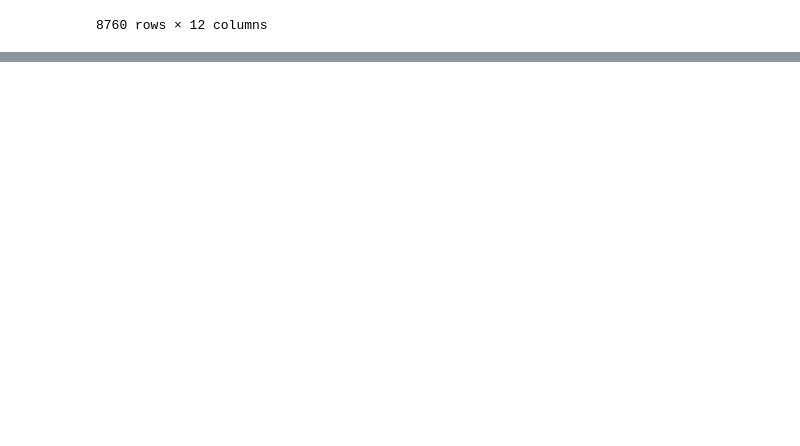
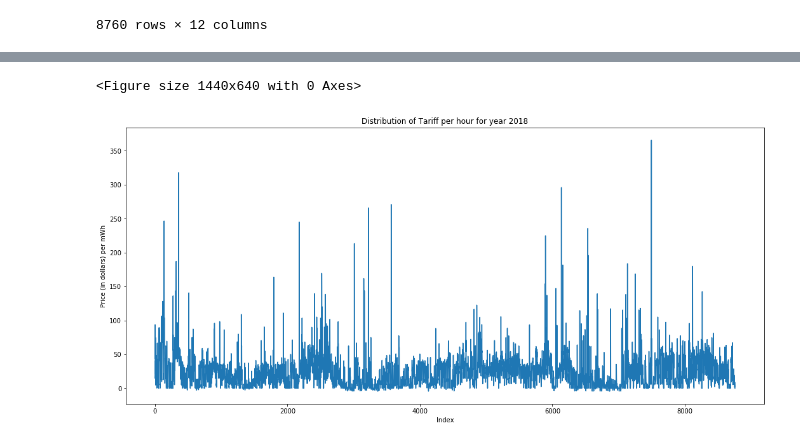
Before and after one commit to dwivediagam/SmartGrid, a Jupyter notebook: notebooks/Data Creation.ipynb, the cells around one changed output, grey strips where cells are left out. Drawn from its saved outputs; the diff is of its cells as text; code cells hidden in the pictures; blank space fills up the shorter version.

```diff
--- a/notebooks/Data Creation.ipynb
+++ b/notebooks/Data Creation.ipynb
@@ -210,2 +230,22 @@ result.set_index('Date')
+# %%
+# Plotting data
+import matplotlib.pyplot as plt
+from matplotlib.pyplot import figure
+figure(num=None, figsize=(18, 8), dpi=80, facecolor='w', edgecolor='k')
+
+x = result.index
+y = result['HOEP']
+
+fig, ax = plt.subplots(figsize=(18, 8))
+ax.plot(x,y)
+
+plt.title('Distribution of Tariff per hour for year 2018')
+plt.xlabel('Index')
+plt.ylabel('Price (in dollars) per mWh')
+plt.savefig('HOEP_plot.png')
+plt.show()
+# %% [output]
+<Figure size 1440x640 with 0 Axes>
+[figure, added]
 # %%
 result.to_excel(PATH+'final_data.xlsx')
```
Also changed, not shown: parts of 3 cells of this notebook, 3 other files.
